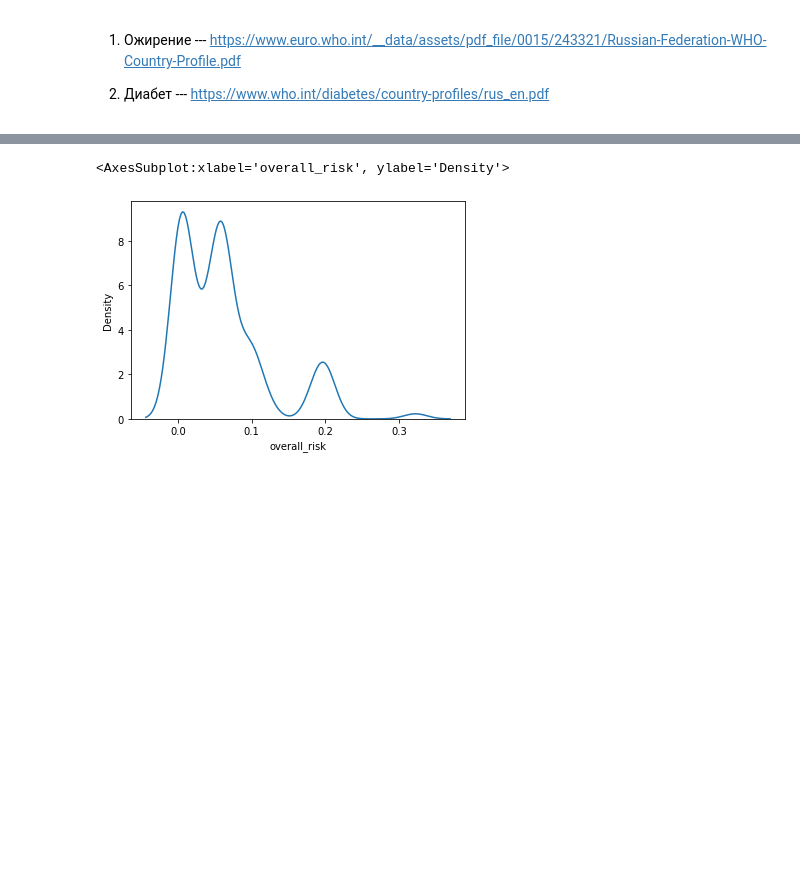
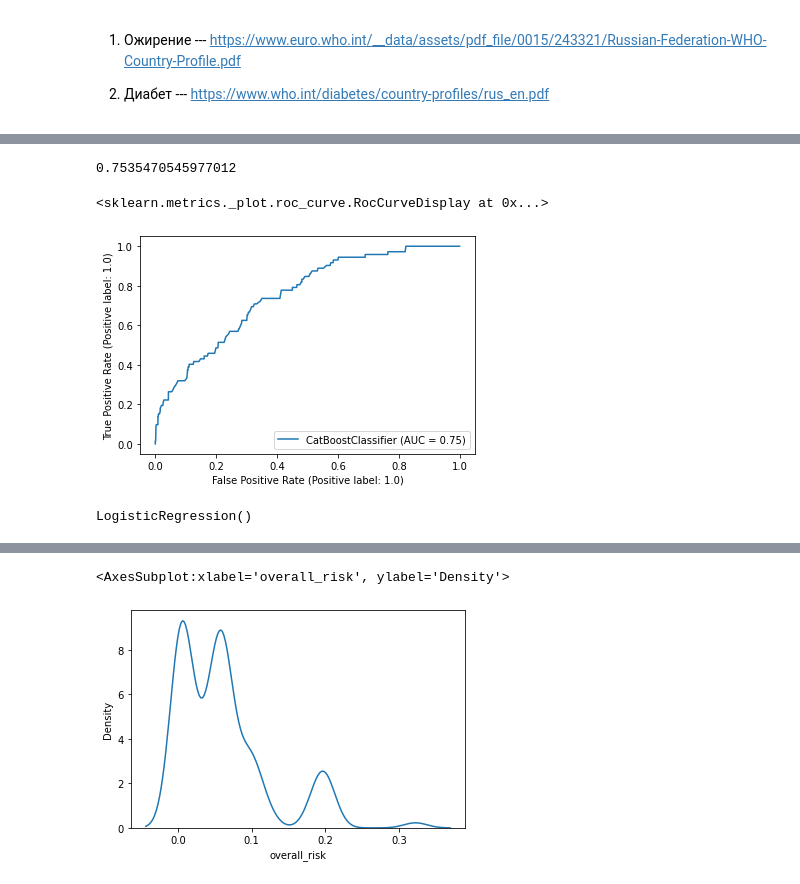
Before and after one commit to bayarpark/hack_healthy_people, a Jupyter notebook: generator.ipynb, the cells around one changed output, grey strips where cells are left out. Cells and saved outputs as stored; diff of their text form; code cells hidden in the pictures; blank space fills up the shorter version.

```diff
--- a/generator.ipynb
+++ b/generator.ipynb
@@ -147,0 +159,2 @@ df['disease (target)'].sum()
+# %%
+data = df.drop(['overall_risk'], axis=1)
@@ -147,0 +166,6 @@ df['disease (target)'].sum()
+# %%
+X_train, X_test, y_train, y_test = train_test_split(data.drop('disease (target)', axis=1), data['disease (target)'], test_size=0.2, random_state=42)
+# %%
+md = CatBoostClassifier()
+# %%
+md.fit(X_train, y_train)
@@ -147,0 +191,9 @@ df['disease (target)'].sum()
+# %%
+roc_auc_score(y_test, md.predict_proba(X_test).T[1])
+# %% [output]
+0.7535470545977012
+# %%
+plot_roc_curve(md, X_test, y_test)
+# %% [output]
+<sklearn.metrics._plot.roc_curve.RocCurveDisplay at 0x...>
+[figure, added]
@@ -147,0 +202,4 @@ df['disease (target)'].sum()
+# %%
+mdlr.fit(X_train, y_train)
+# %% [output]
+LogisticRegression()
```
Also changed, not shown: parts of 9 cells of this notebook.
